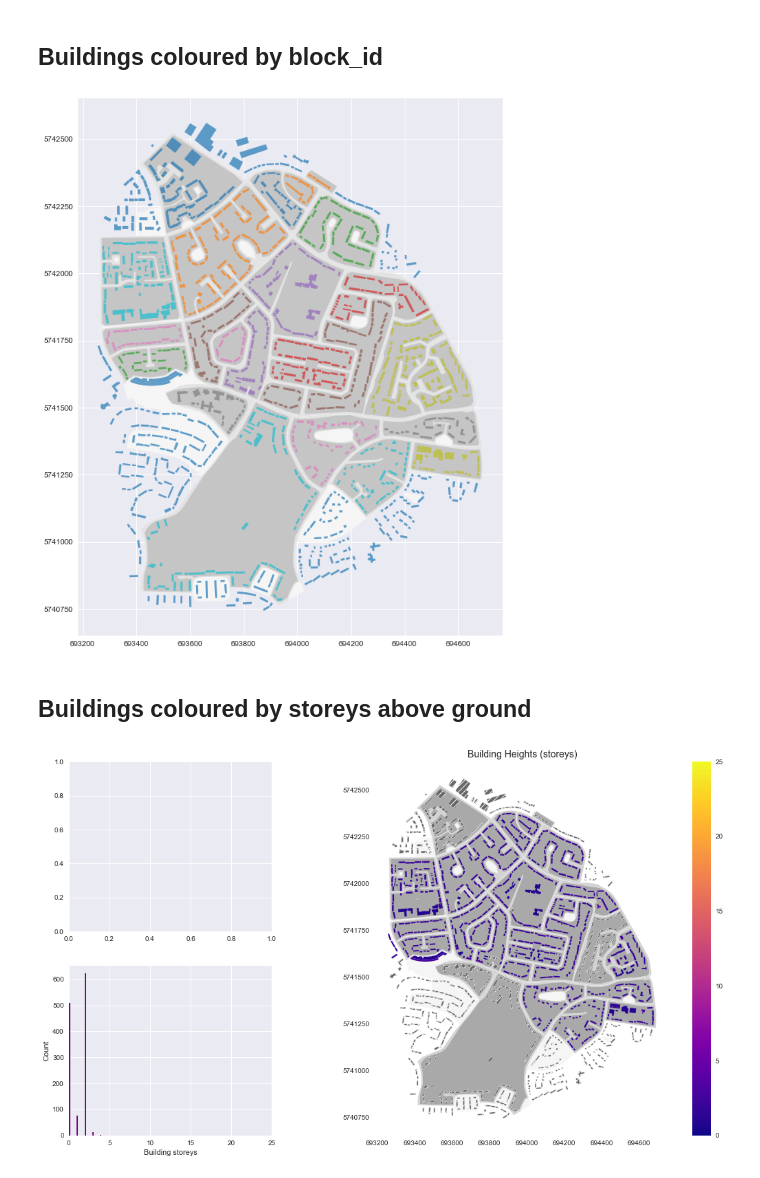
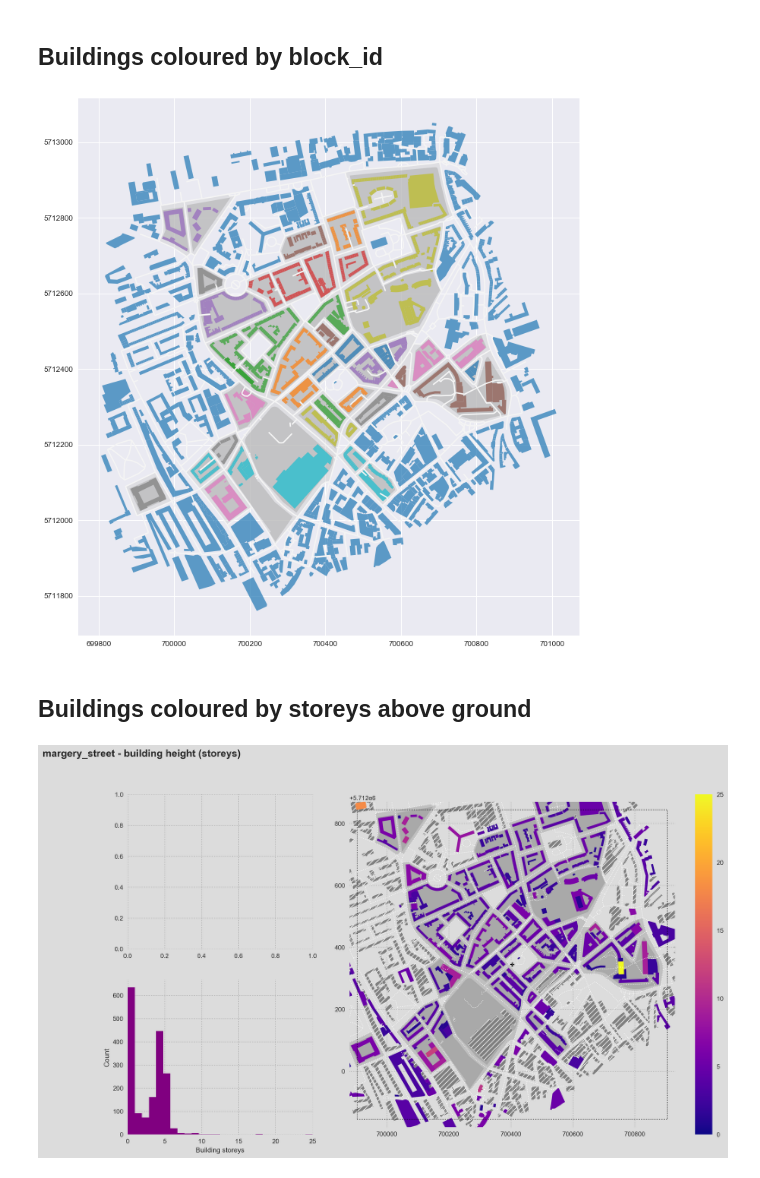
Before and after one commit to AtelierLibre/osmuf, a Jupyter notebook: notebooks/02-buildings_by_block.ipynb, the cells around one changed output. Saved outputs shown, nothing was run; the diff lists cells and outputs as text; code cells hidden in the pictures.

```diff
--- a/notebooks/02-buildings_by_block.ipynb
+++ b/notebooks/02-buildings_by_block.ipynb
@@ -1,2 +15,7 @@
+# %%
+place=places[2]
+
+place_name=place['name']
+point=place['coordinates']
 # %% [markdown]
 # 02 - Buildings by block or street
@@ -15,4 +21,0 @@ places = {'posadas' : (-27.37577,-55.90059),
-# %%
-place='welwyn_garden_city'
-point=places[place]
-distance=500 # in meters
@@ -23,20 +22,39 @@ buildings = buildings_from_city_blocks(city_blocks)
+# %%
+# retrieve the data
+study_area = ouf.study_area_from_point(point, distance)
+city_blocks = ouf.city_blocks_from_point(point, distance)
+buildings = ouf.buildings_from_gdf(city_blocks)
+street_graph = ouf.street_graph_from_gdf(city_blocks)
+streets = ouf.streets_from_street_graph(street_graph)
+# %%
+# process the data
+city_blocks, city_blocks_gross = ouf.gen_city_blocks_gross(street_graph, city_blocks)
+buildings = ouf.join_buildings_city_block_id(buildings, city_blocks)
+buildings = ouf.join_buildings_street_id(buildings, streets)
 # %% [markdown]
 ## Buildings coloured by block_id
 # %%
-ax = city_blocks_gross_raw.plot(color='whitesmoke', edgecolor='white', figsize=(16,13));
+ax = streets.plot(color='whitesmoke', edgecolor='white', figsize=(16,13));
 
 city_blocks_gross.plot(ax=ax, color='lightgray',edgecolor='white', alpha=0.5);
 
 city_blocks.plot(ax=ax, color='darkgray', alpha=0.5);
 
 # show the buildings coloured by block
 buildings.plot(ax=ax, column='block_id', cmap=None, categorical=True, legend=False,alpha=0.7);
 # %% [output]
-[figure, old version]
+[figure, new version]
 # %% [markdown]
 ## Buildings coloured by storeys above ground
 # %%
-fig, ax = plot_buildings(city_blocks_gross_raw, city_blocks_gross, city_blocks, buildings)
-fig.savefig('../local_images/03_building_heights_{}.png'.format(place), transparent=False, dpi=200, bbox_inches="tight")
+fig, ax = ouf.layout_3_plots()
+fig.suptitle(place_name + ' - building height (storeys)', fontsize=16, fontweight='bold', ha='left', x=0.02)
+
+ouf.ax_empty(ax[0])
+ouf.ax_building_height_distribution(ax[1], buildings)
+ouf.ax_map_building_heights(ax[2], study_area, streets, city_blocks_gross, city_blocks, buildings)
+
+fig.savefig('../local_images/03_building_heights_{}.png'.format(place_name), transparent=False,
+            dpi=200, bbox_inches="tight", facecolor='gainsboro')
 # %% [output]
-[figure, old version]
+[figure, new version]
```
Also changed, not shown: parts of 6 cells of this notebook, 3 other files.
